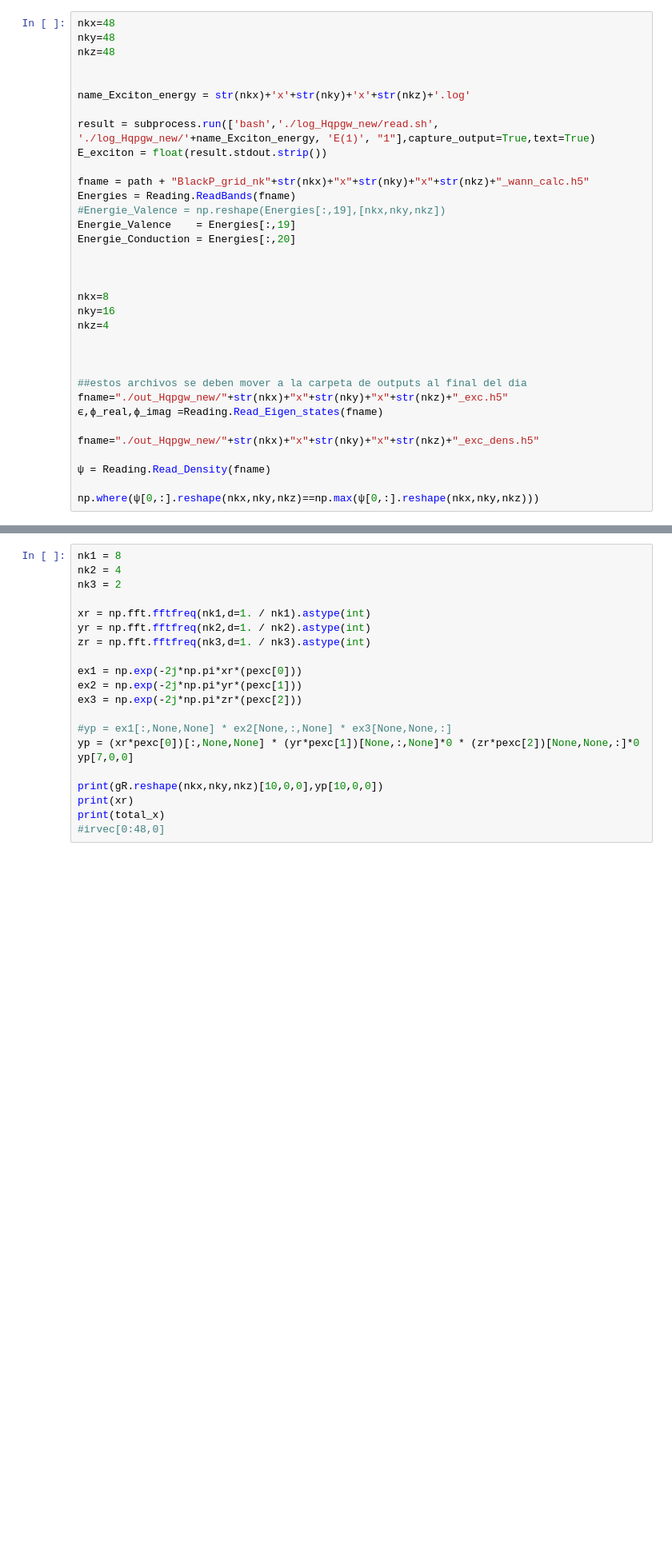
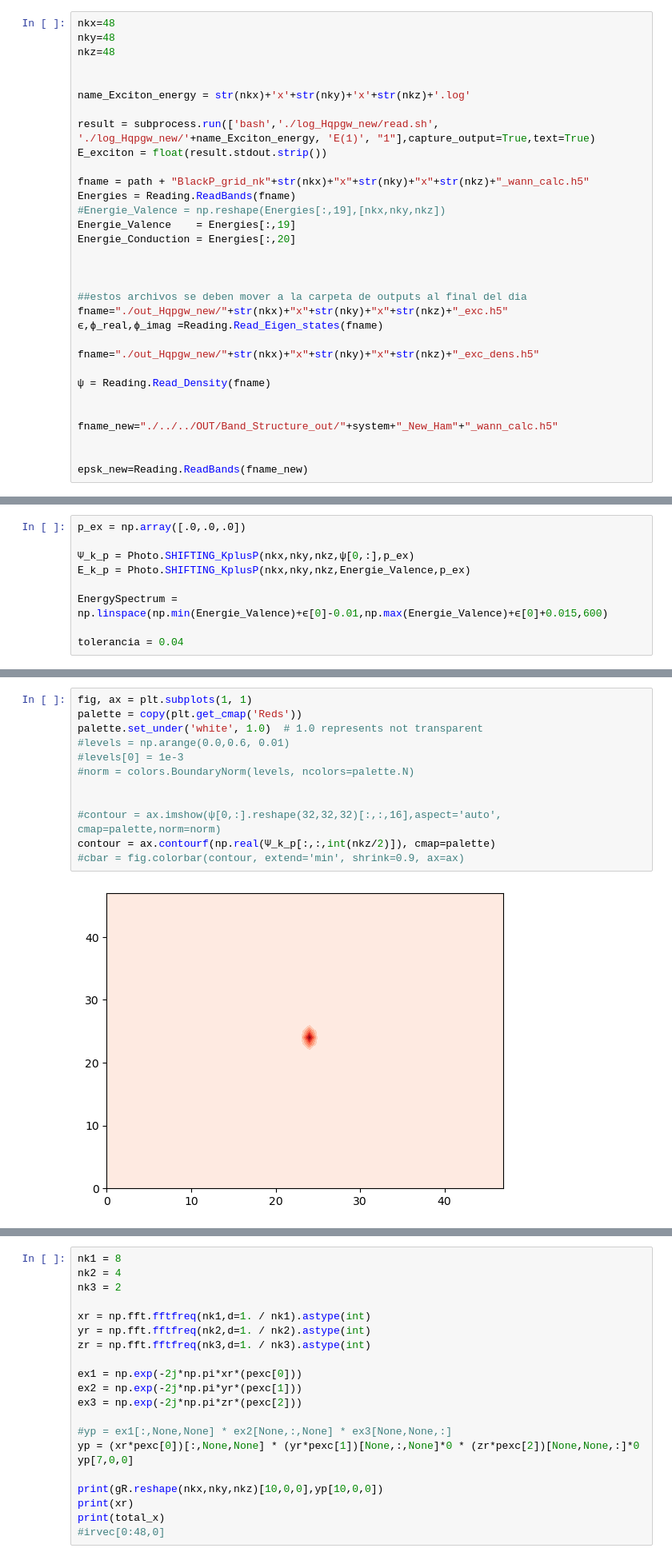
Before and after one commit to juanpulgarin/Black_P, a Jupyter notebook: Black_P_Excitons/Openning_Excitons.ipynb, the cells around one changed output, grey strips where cells are left out. Shown at 80% size. Saved outputs shown, nothing was run; the diff lists cells and outputs as text; blank space fills up the shorter version.

```diff
--- a/Black_P_Excitons/Openning_Excitons.ipynb
+++ b/Black_P_Excitons/Openning_Excitons.ipynb
@@ -73,12 +43,6 @@ Energie_Conduction = Energies[:,20]
 
 
 
-nkx=8
-nky=16
-nkz=4
-
-
-
 ##estos archivos se deben mover a la carpeta de outputs al final del dia
 fname="./out_Hqpgw_new/"+str(nkx)+"x"+str(nky)+"x"+str(nkz)+"_exc.h5"
 ϵ,ϕ_real,ϕ_imag =Reading.Read_Eigen_states(fname)
@@ -87,4 +51,8 @@ fname="./out_Hqpgw_new/"+str(nkx)+"x"+str(nky)+"x"+str(nkz)+"_exc_dens.h5"
 
 ψ = Reading.Read_Density(fname)
 
-np.where(ψ[0,:].reshape(nkx,nky,nkz)==np.max(ψ[0,:].reshape(nkx,nky,nkz)))
+
+fname_new="./../../OUT/Band_Structure_out/"+system+"_New_Ham"+"_wann_calc.h5"
+
+
+epsk_new=Reading.ReadBands(fname_new)
@@ -153,2 +160,11 @@ contour = ax.contourf(ψ[0,:].reshape(nkx,nky,nkz)[:,:,int(nkz/2)], cmap=palette
+# %%
+p_ex = np.array([.0,.0,.0])
+
+Ψ_k_p = Photo.SHIFTING_KplusP(nkx,nky,nkz,ψ[0,:],p_ex)
+E_k_p = Photo.SHIFTING_KplusP(nkx,nky,nkz,Energie_Valence,p_ex)
+
+EnergySpectrum = np.linspace(np.min(Energie_Valence)+ϵ[0]-0.01,np.max(Energie_Valence)+ϵ[0]+0.015,600)
+
+tolerancia = 0.04
 # %%
 #===========================================================================
@@ -270,0 +213,14 @@ cbar = fig.colorbar(contour)
+# %%
+fig, ax = plt.subplots(1, 1)
+palette = copy(plt.get_cmap('Reds'))
+palette.set_under('white', 1.0)  # 1.0 represents not transparent
+#levels = np.arange(0.0,0.6, 0.01)
+#levels[0] = 1e-3
+#norm = colors.BoundaryNorm(levels, ncolors=palette.N)
+
+
+#contour = ax.imshow(ψ[0,:].reshape(32,32,32)[:,:,16],aspect='auto', cmap=palette,norm=norm)
+contour = ax.contourf(np.real(Ψ_k_p[:,:,int(nkz/2)]), cmap=palette)
+#cbar = fig.colorbar(contour, extend='min', shrink=0.9, ax=ax)
+# %% [output]
+[figure, added]
```
Also changed, not shown: parts of 19 cells of this notebook, 9 other files.
